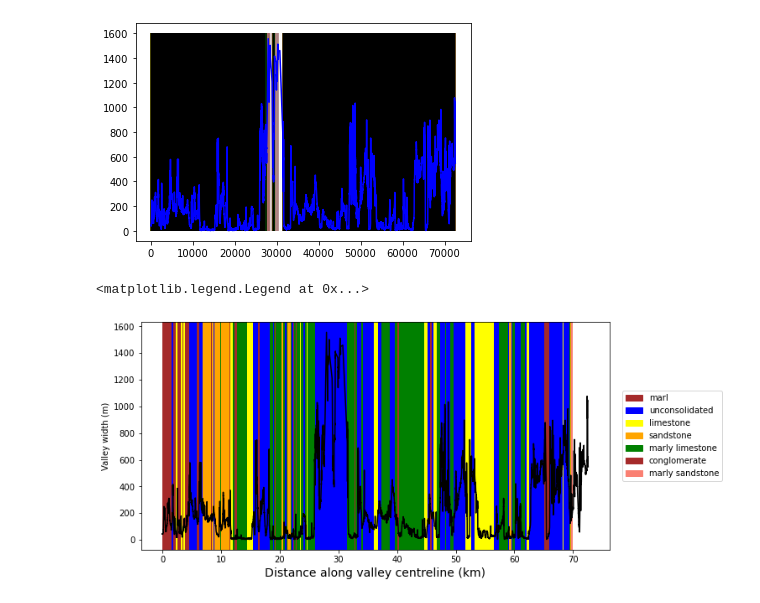
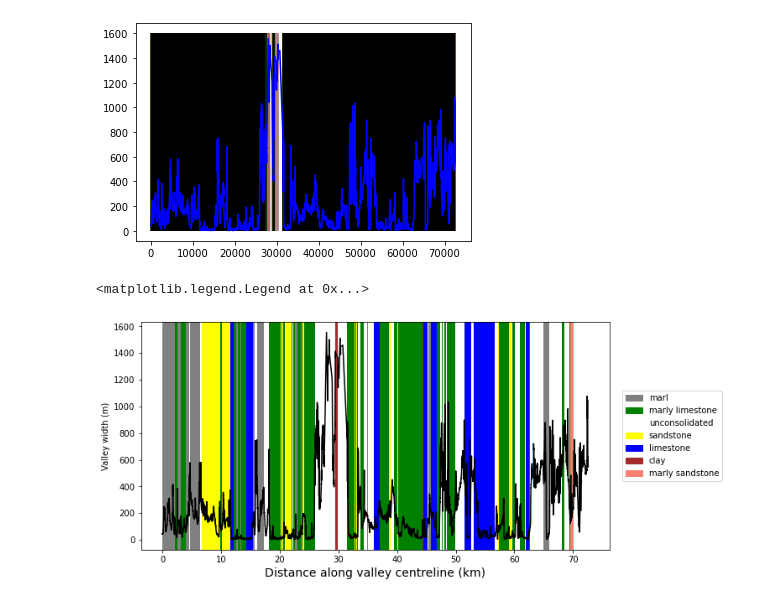
Before and after one commit to LSDtopotools/lsdtt_notebooks, a Jupyter notebook: lsdviztools/valley_analysis/plot-valley-analysis-4.ipynb, the cells around one changed output. Saved outputs shown, nothing was run; the diff lists cells and outputs as text; code cells hidden in the pictures.

```diff
--- a/lsdviztools/valley_analysis/plot-valley-analysis-4.ipynb
+++ b/lsdviztools/valley_analysis/plot-valley-analysis-4.ipynb
@@ -239,7 +239,7 @@ Datum: World Geodetic System 1984 ensemble
 # change to UTM so we can do the buffering in metres
 widths_utm = widths.to_crs(UTM_EPSG_code)
 # buffer each part of the centreline to create a polygon that's 50 m in width
-widths_utm['centreline_buffer'] = widths_utm['geometry'].buffer(50)
+widths_utm['centreline_buffer'] = widths_utm['geometry'].buffer(150)
 # convert back to WGS84
 widths_utm['geometry'] = widths_utm['centreline_buffer']
 buffered_widths = widths_utm.to_crs('epsg:4326')
@@ -302,6 +298,6 @@ print(lithology)
 # %%
 # Here we create a plot as above, and include a looped dataframe which will plot all lithologies downstream with a specific coloured bar
-colours = ['brown', 'black', 'blue', 'yellow', 'orange', 'green', 'pink']
+colours = ['grey', 'blue', 'grey', 'yellow', 'green', 'brown', 'salmon']
 plt.plot(widths_plus_geology['centreline_dist'], widths_plus_geology['total_valley_width'], c='black', zorder=2)
 for i, lith in enumerate(lithology):
     this_df = widths_plus_geology[widths_plus_geology['LITHOLOGY'] == lith]
@@ -311,6 +307,6 @@ for i, lith in enumerate(lithology):
 # %%
 # Reading the edited csv sourced from the widths_plus_geology shapefile
-lithologies = pd.read_csv('/mnt/c/Users/eliot/Linux/DEMS/Switzerland/Birs/Valley_Centreline/Geological_Investigation/Birs_Geology.csv')
+lithologies = pd.read_csv('/mnt/c/Users/eliot/Linux/DEMS/Switzerland/Birs/Valley_Centreline/Geological_Investigation/Birs_Geology2.csv')
 #lithologies = pd.read_csv('/media/TopographicData/TopographicData/valley_width/Switzerland/Birs/Geology/Birs_Geology.csv')
 # %%
 # This plots the valley width against the distance downstream of the csv
@@ -333,7 +329,7 @@ for i, lith in enumerate(litho):
 # %% [output]
 [figure]
 # %%
-# IN PROGRESS: plot the lithology using the contacts rather than just a bar for each point
+# Plot the lithology using the contacts rather than just a bar for each point
 # bin the lithology data by the fault distance
 these_liths = list(lithologies['LITHOLOGY'])
 these_dists = list(lithologies['centreline']/1000)
@@ -344,9 +340,9 @@ change_dists = lithologies['centreline'].iloc[change_idx]
 unique_liths = list(litho)
 
 # define the colours for each lithology
-# ['M' 'U' 'LS' 'SS' 'MLS' 'C' 'MSS']
-colours = ['brown', 'blue', 'yellow', 'orange', 'green','brown','salmon']
-labels = {'M': 'marl', 'U':'unconsolidated', 'LS':'limestone', 'SS':'sandstone', 'MLS':'marly limestone', 'C':'conglomerate', 'MSS':'marly sandstone'}
+# ['M' '0' 'LS' 'SS' 'M_LS' 'C' 'M_SS']
+colours = ['grey', 'green', 'white', 'yellow', 'blue','brown','salmon']
+labels = {'M': 'marl', 'M_LS':'marly limestone','0':'unconsolidated', 'SS':'sandstone', 'LS':'limestone', 'C':'clay', 'M_SS':'marly sandstone'}
 
 # figure size
 plt.figure(figsize=(10,5))
@@ -355,31 +351,31 @@ plt.figure(figsize=(10,5))
 for j, idx in enumerate(change_idx):
     if j == 0:
         min_dist = 0
     else:
         min_dist = these_dists[change_idx[j-1]]
     max_dist = these_dists[idx]
     # lithology of this bar
     # get the index of this lithology code
     lith_code = these_liths[change_idx[j-1]]
     this_idx = unique_liths.index(lith_code)
     #print(this_idx)
     # now add the bar
     plt.axvspan(min_dist, max_dist, color=colours[this_idx], alpha=1)
 
 # now plot the valley widths
 plt.plot(lithologies['centreline']/1000, lithologies['total_vall'], c='k', zorder=2)
 
 # axis labels
 plt.xlabel('Distance along valley centreline (km)', fontsize=14)
 plt.ylabel('Valley width (m)')
 
 # legend
 
 handles = []
 for i, l in enumerate(labels):
     handles.append(mpatches.Patch(color=colours[i], label=labels[l], alpha=1))
 
 plt.legend(handles=handles, loc='center right', bbox_to_anchor=(1.25, 0.5))
 # %% [output]
 <matplotlib.legend.Legend at 0x...>
-[figure, old version]
+[figure, new version]
```
Also changed, not shown: parts of 9 cells of this notebook.
